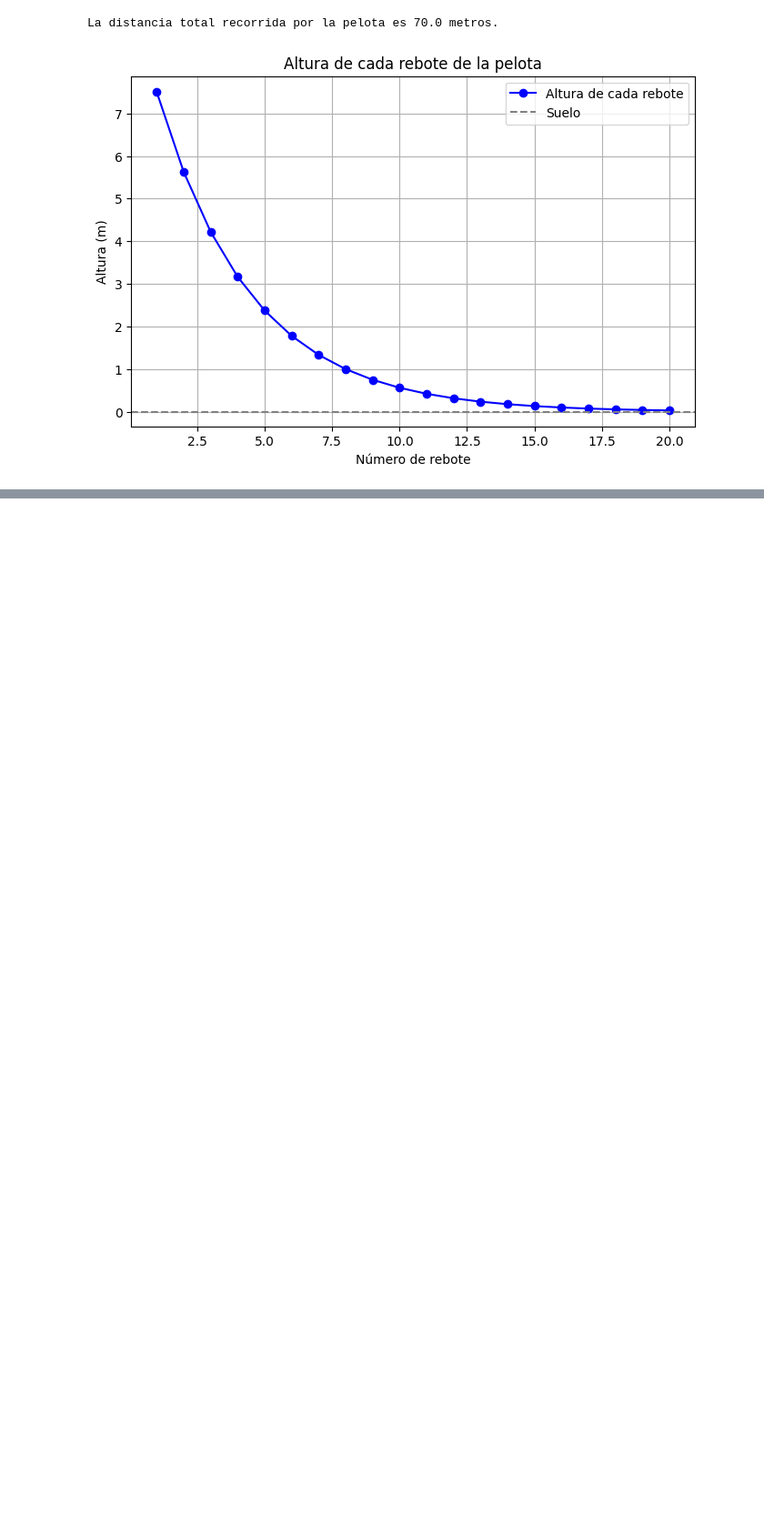
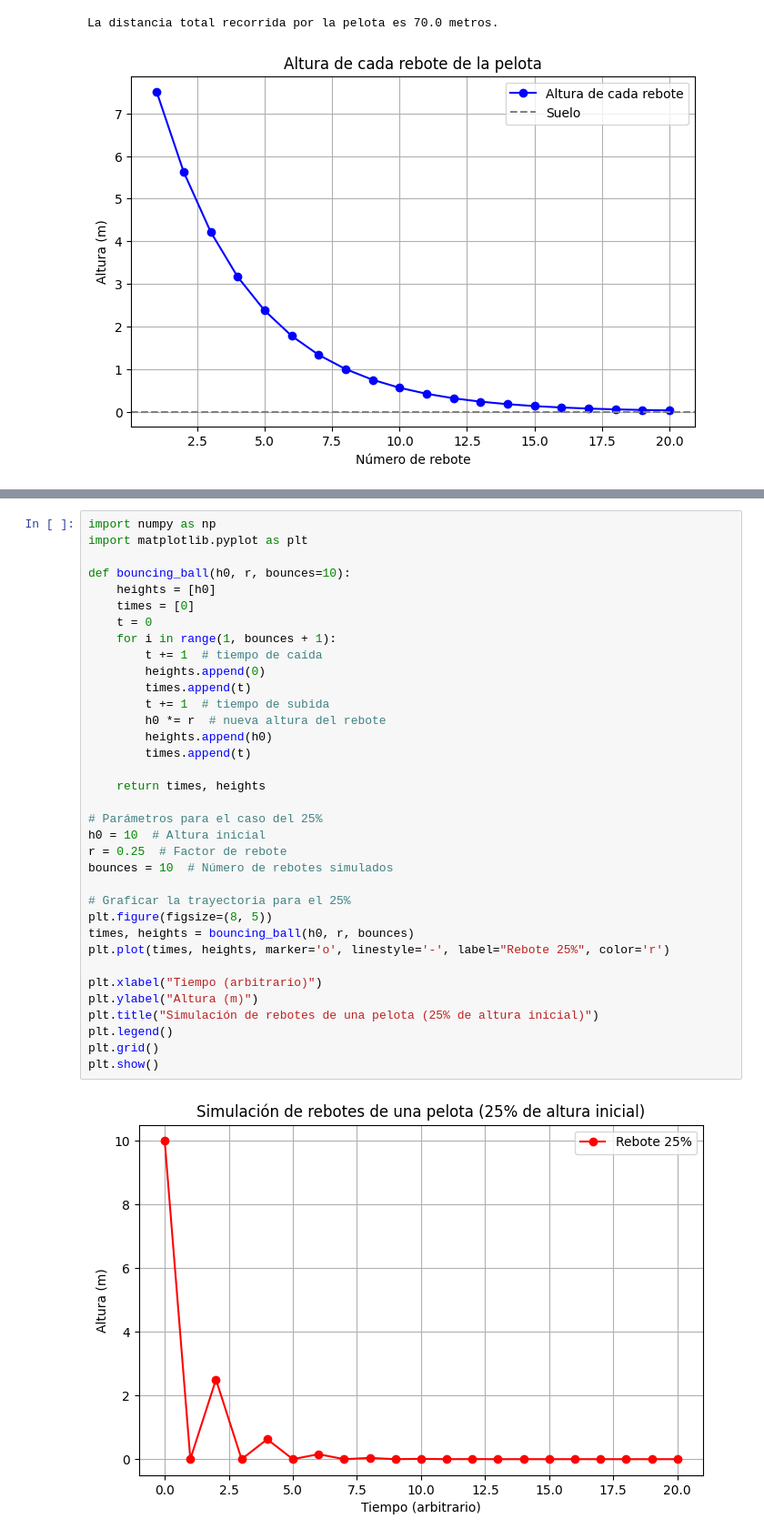
Before and after one commit to davidchois/Aplicadas-1, a Jupyter notebook: Taller_Sucesiones.ipynb, the cells around one changed output, grey strips where cells are left out. Shown at 91% size. Cells and saved outputs as stored; diff of their text form; blank space fills up the shorter version.

```diff
--- a/Taller_Sucesiones.ipynb
+++ b/Taller_Sucesiones.ipynb
@@ -883,3 +901,40 @@ La distancia total recorrida por la pelota es 70.0 metros.
+# %%
+import numpy as np
+import matplotlib.pyplot as plt
+
+def bouncing_ball(h0, r, bounces=10):
+    heights = [h0]
+    times = [0]
+    t = 0
+    for i in range(1, bounces + 1):
+        t += 1  # tiempo de caída
+        heights.append(0)
+        times.append(t)
+        t += 1  # tiempo de subida
+        h0 *= r  # nueva altura del rebote
+        heights.append(h0)
+        times.append(t)
+
+    return times, heights
+
+# Parámetros para el caso del 25%
+h0 = 10  # Altura inicial
+r = 0.25  # Factor de rebote
+bounces = 10  # Número de rebotes simulados
+
+# Graficar la trayectoria para el 25%
+plt.figure(figsize=(8, 5))
+times, heights = bouncing_ball(h0, r, bounces)
+plt.plot(times, heights, marker='o', linestyle='-', label="Rebote 25%", color='r')
+
+plt.xlabel("Tiempo (arbitrario)")
+plt.ylabel("Altura (m)")
+plt.title("Simulación de rebotes de una pelota (25% de altura inicial)")
+plt.legend()
+plt.grid()
+plt.show()
+# %% [output]
+[figure, added]
 # %% [markdown]
 #Punto 11:
 ###La serie armónica se define como:
```
Also changed, not shown: parts of 2 cells of this notebook.
